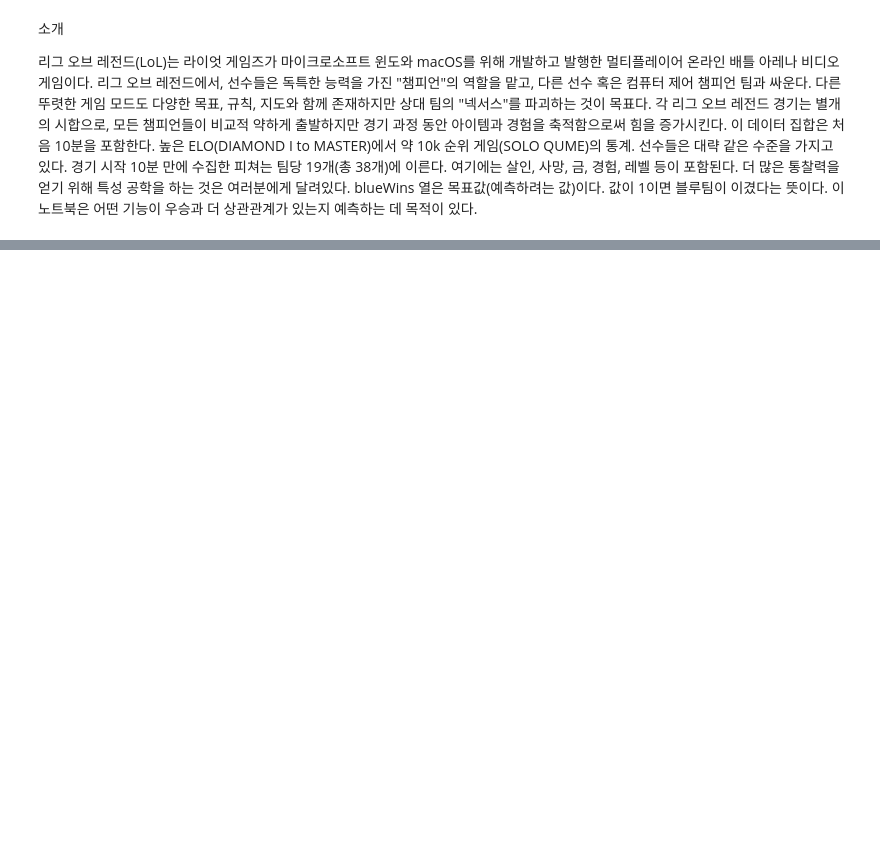
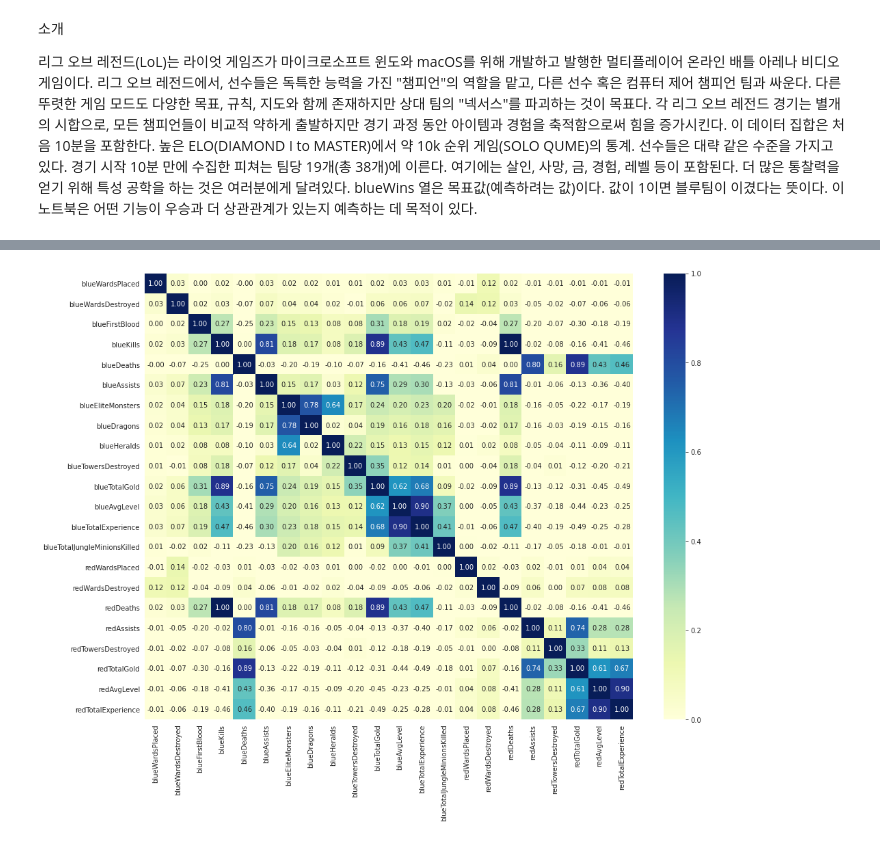
Before and after one commit to HopesDad/Py_ML_Deep_Learning, a Jupyter notebook: LOL_How_to_win_.ipynb, the cells around one changed output, grey strips where cells are left out. Cells and saved outputs as stored; diff of their text form; code cells hidden in the pictures; blank space fills up the shorter version.

```diff
--- a/LOL_How_to_win_.ipynb
+++ b/LOL_How_to_win_.ipynb
@@ -21,0 +98,6 @@ for fn in uploaded.keys():
+# %%
+# We can see that a lot of the features are highly correlated, let's get the correlation matrix
+plt.figure(figsize=(16, 12))
+sns.heatmap(df_clean.drop('blueWins', axis=1).corr(), cmap='YlGnBu', annot=True, fmt='.2f', vmin=0);
+# %% [output]
+[figure, added]
```
Also changed, not shown: parts of 17 cells of this notebook.
